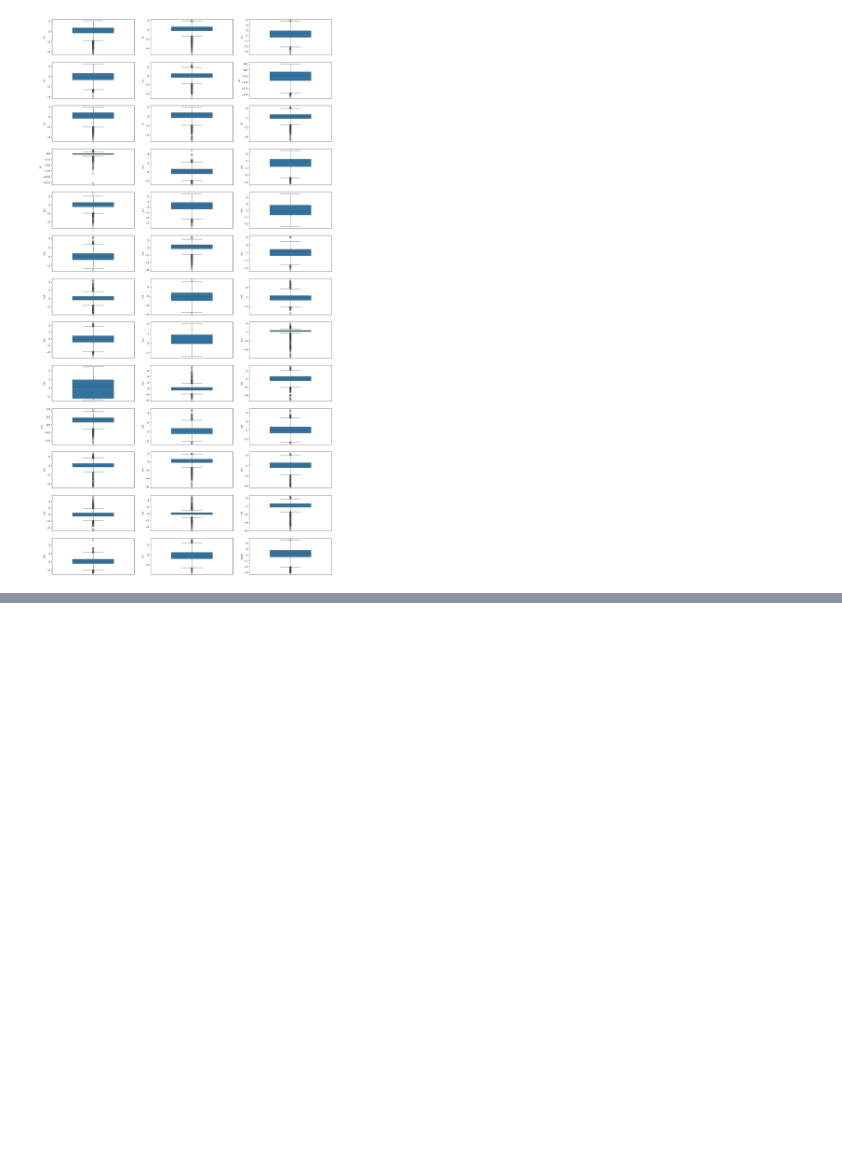
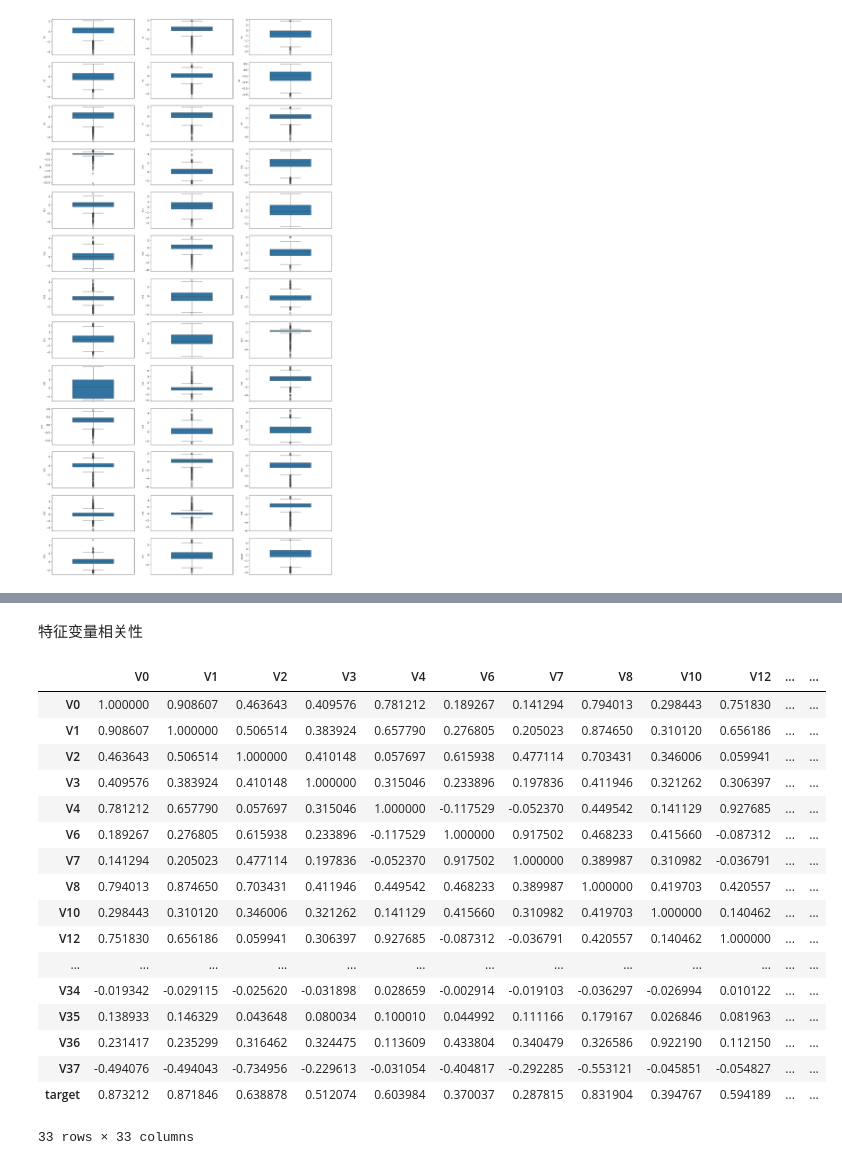
Before and after one commit to lanshi17/AIoT_notebook, a Jupyter notebook: 机器学习/线性回归/智能发电厂工业蒸汽量项目预测实战/data_exploration.ipynb, the cells around one changed output, grey strips where cells are left out. Drawn from its saved outputs; the diff is of its cells as text; code cells hidden in the pictures; blank space fills up the shorter version.

```diff
--- a/机器学习/线性回归/智能发电厂工业蒸汽量项目预测实战/data_exploration.ipynb
+++ b/机器学习/线性回归/智能发电厂工业蒸汽量项目预测实战/data_exploration.ipynb
@@ -99,0 +161,26 @@ for i in range(39): # 使用 for 循环遍历前 39 个列的索引 (从 0 到 3
+# %% [markdown]
+特征变量相关性
+# %%
+drop_col_kde=["V5","V9","V11","V17","V22","V28"]
+train_data_drop=train_data.drop(drop_col_kde,axis=1)
+train_corr=train_data_drop.corr()
+train_corr
+# %% [output]
+|  | V0 | V1 | V2 | V3 | V4 | V6 | V7 | V8 | V10 | V12 | ... | ... |
+| V0 | 1.000000 | 0.908607 | 0.463643 | 0.409576 | 0.781212 | 0.189267 | 0.141294 | 0.794013 | 0.298443 | 0.751830 | ... | ... |
+| V1 | 0.908607 | 1.000000 | 0.506514 | 0.383924 | 0.657790 | 0.276805 | 0.205023 | 0.874650 | 0.310120 | 0.656186 | ... | ... |
+| V2 | 0.463643 | 0.506514 | 1.000000 | 0.410148 | 0.057697 | 0.615938 | 0.477114 | 0.703431 | 0.346006 | 0.059941 | ... | ... |
+| V3 | 0.409576 | 0.383924 | 0.410148 | 1.000000 | 0.315046 | 0.233896 | 0.197836 | 0.411946 | 0.321262 | 0.306397 | ... | ... |
+| V4 | 0.781212 | 0.657790 | 0.057697 | 0.315046 | 1.000000 | -0.117529 | -0.052370 | 0.449542 | 0.141129 | 0.927685 | ... | ... |
+| V6 | 0.189267 | 0.276805 | 0.615938 | 0.233896 | -0.117529 | 1.000000 | 0.917502 | 0.468233 | 0.415660 | -0.087312 | ... | ... |
+| V7 | 0.141294 | 0.205023 | 0.477114 | 0.197836 | -0.052370 | 0.917502 | 1.000000 | 0.389987 | 0.310982 | -0.036791 | ... | ... |
+| V8 | 0.794013 | 0.874650 | 0.703431 | 0.411946 | 0.449542 | 0.468233 | 0.389987 | 1.000000 | 0.419703 | 0.420557 | ... | ... |
+| V10 | 0.298443 | 0.310120 | 0.346006 | 0.321262 | 0.141129 | 0.415660 | 0.310982 | 0.419703 | 1.000000 | 0.140462 | ... | ... |
+| V12 | 0.751830 | 0.656186 | 0.059941 | 0.306397 | 0.927685 | -0.087312 | -0.036791 | 0.420557 | 0.140462 | 1.000000 | ... | ... |
+| ... | ... | ... | ... | ... | ... | ... | ... | ... | ... | ... | ... | ... |
+| V34 | -0.019342 | -0.029115 | -0.025620 | -0.031898 | 0.028659 | -0.002914 | -0.019103 | -0.036297 | -0.026994 | 0.010122 | ... | ... |
+| V35 | 0.138933 | 0.146329 | 0.043648 | 0.080034 | 0.100010 | 0.044992 | 0.111166 | 0.179167 | 0.026846 | 0.081963 | ... | ... |
+| V36 | 0.231417 | 0.235299 | 0.316462 | 0.324475 | 0.113609 | 0.433804 | 0.340479 | 0.326586 | 0.922190 | 0.112150 | ... | ... |
+| V37 | -0.494076 | -0.494043 | -0.734956 | -0.229613 | -0.031054 | -0.404817 | -0.292285 | -0.553121 | -0.045851 | -0.054827 | ... | ... |
+| target | 0.873212 | 0.871846 | 0.638878 | 0.512074 | 0.603984 | 0.370037 | 0.287815 | 0.831904 | 0.394767 | 0.594189 | ... | ... |
+33 rows × 33 columns
```
Also changed, not shown: parts of 5 cells of this notebook.
